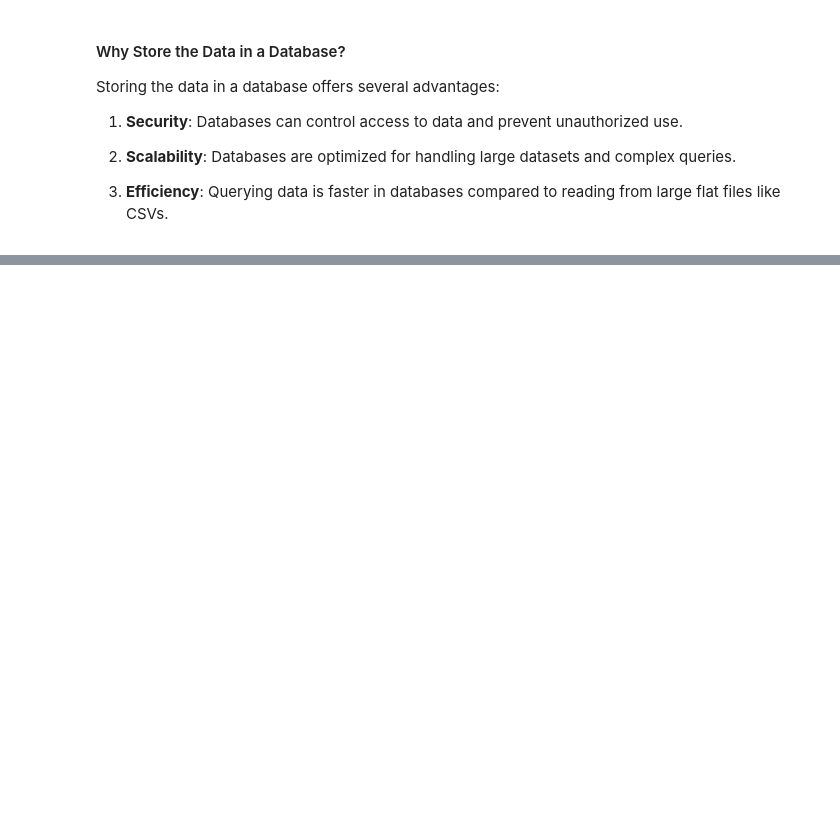
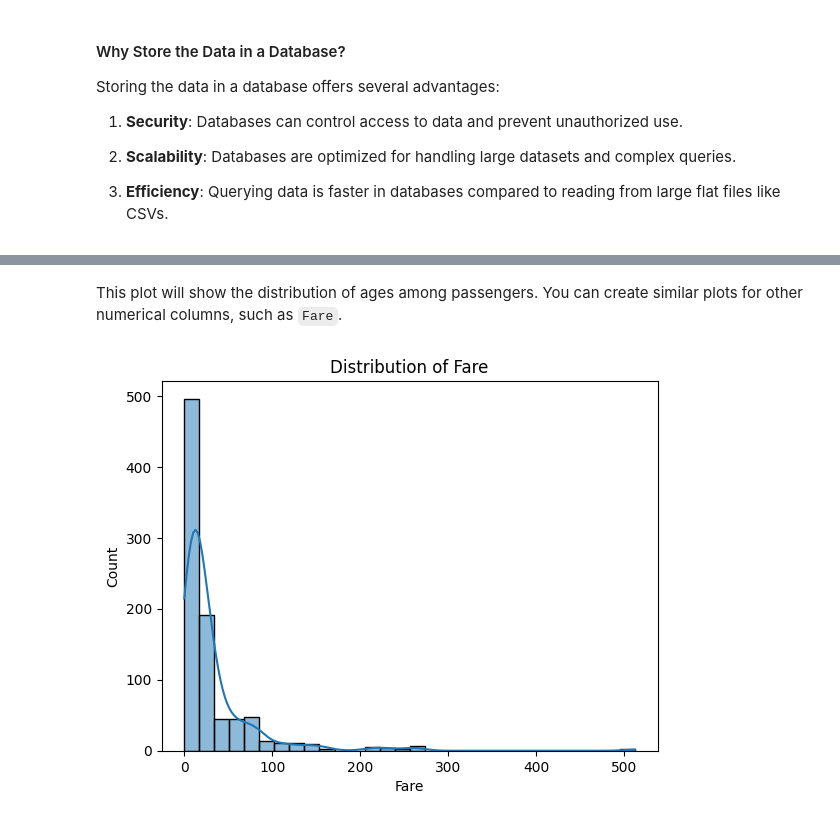
Before and after one commit to themarisolhernandez/ds-review-lessons, a Jupyter notebook: 16-exploratory-data-analysis.ipynb, the cells around one changed output, grey strips where cells are left out. Drawn from its saved outputs; the diff is of its cells as text; code cells hidden in the pictures; blank space fills up the shorter version.

```diff
--- a/16-exploratory-data-analysis.ipynb
+++ b/16-exploratory-data-analysis.ipynb
@@ -236,0 +318,9 @@ Storing the data in a database offers several advantages:
+# %% [markdown]
+This plot will show the distribution of ages among passengers. You can create similar plots for other numerical columns, such as `Fare`.
+# %%
+# Histogram for Fare
+sns.histplot(df_from_db['Fare'], bins=30, kde=True)
+plt.title('Distribution of Fare')
+plt.show()
+# %% [output]
+[figure, added]
```
Also changed, not shown: parts of 11 cells of this notebook, 1 other file.
